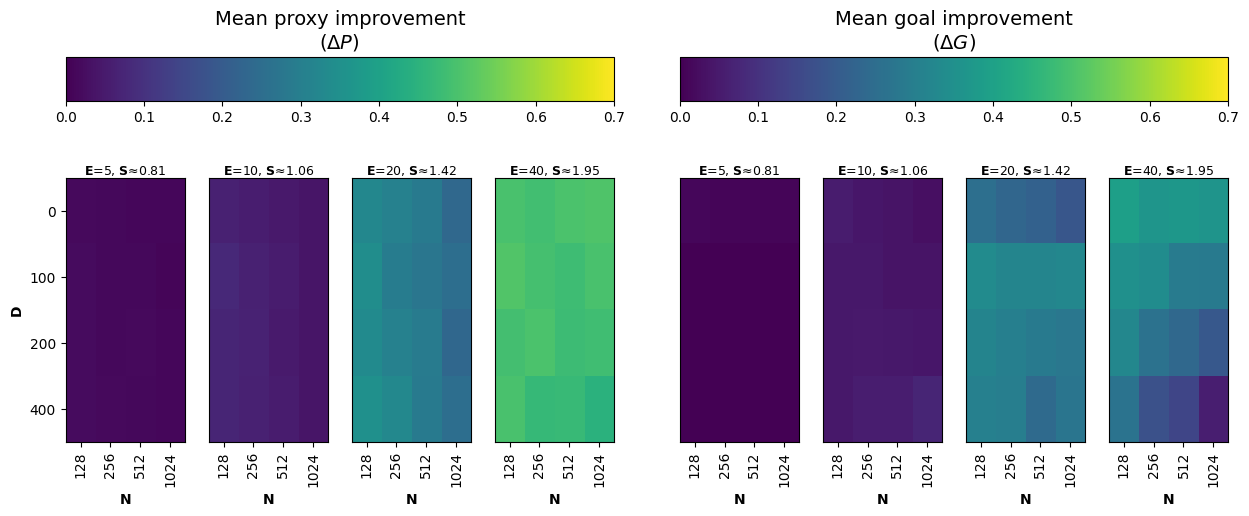
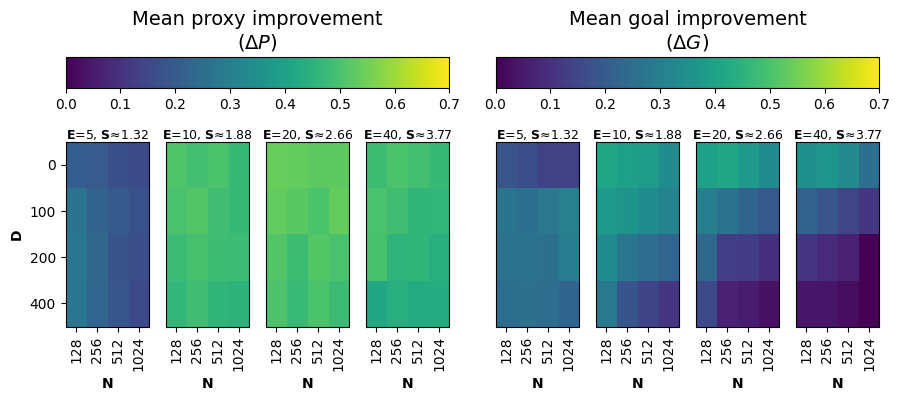
The notebook cell's code change between the first figure and the second:
--- before
+++ after
@@ -1,3 +1,4 @@
-fig = plt.figure( figsize =(15, 5))
+scale = 3.5
+fig = plt.figure( figsize =(scale *3, scale))
 
 options_fig = ['DeltaProx', 'DeltaGoal']
@@ -14,3 +15,3 @@
 #plt.savefig("figures_output/fig4.svg", format="svg", transparent=transparent)
 
-plt.savefig("figures_output/fig_res3.jpg", format="jpg", transparent=transparent, bbox_inches='tight')
+plt.savefig("figures_output/fig_res3.jpg", format="jpg", transparent=transparent, bbox_inches='tight', dpi = 400)

Commit: modified to have a more consistent random seed value